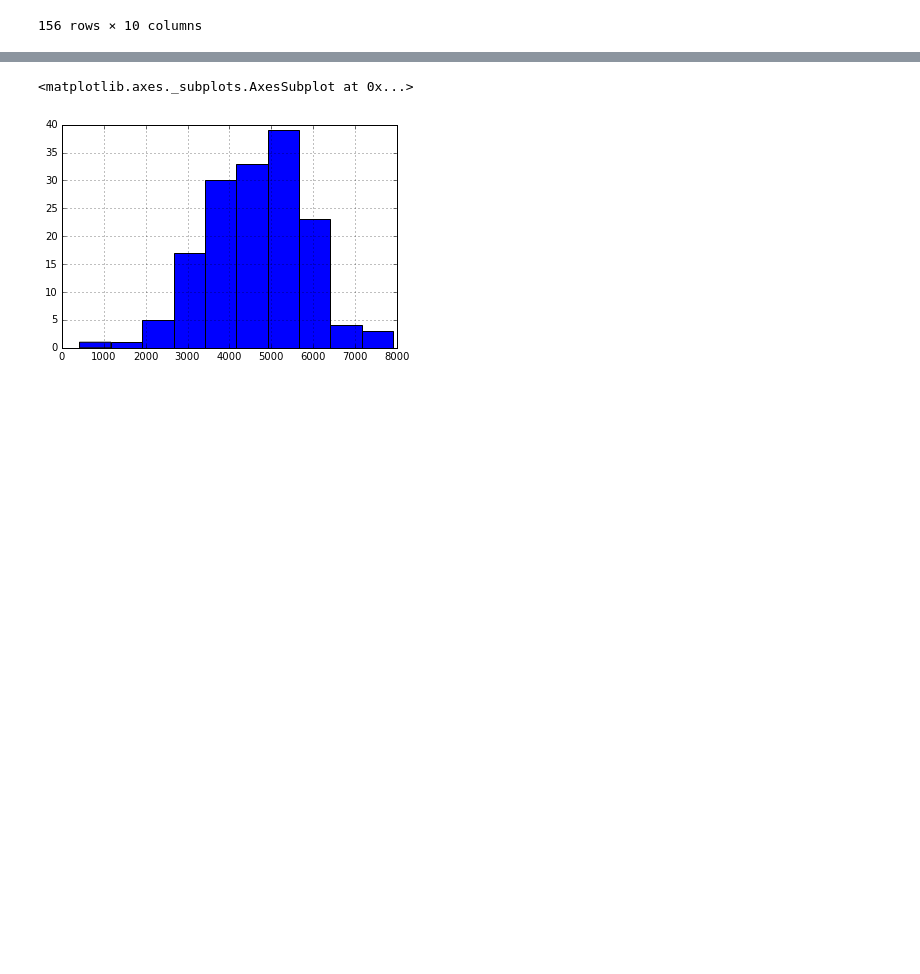
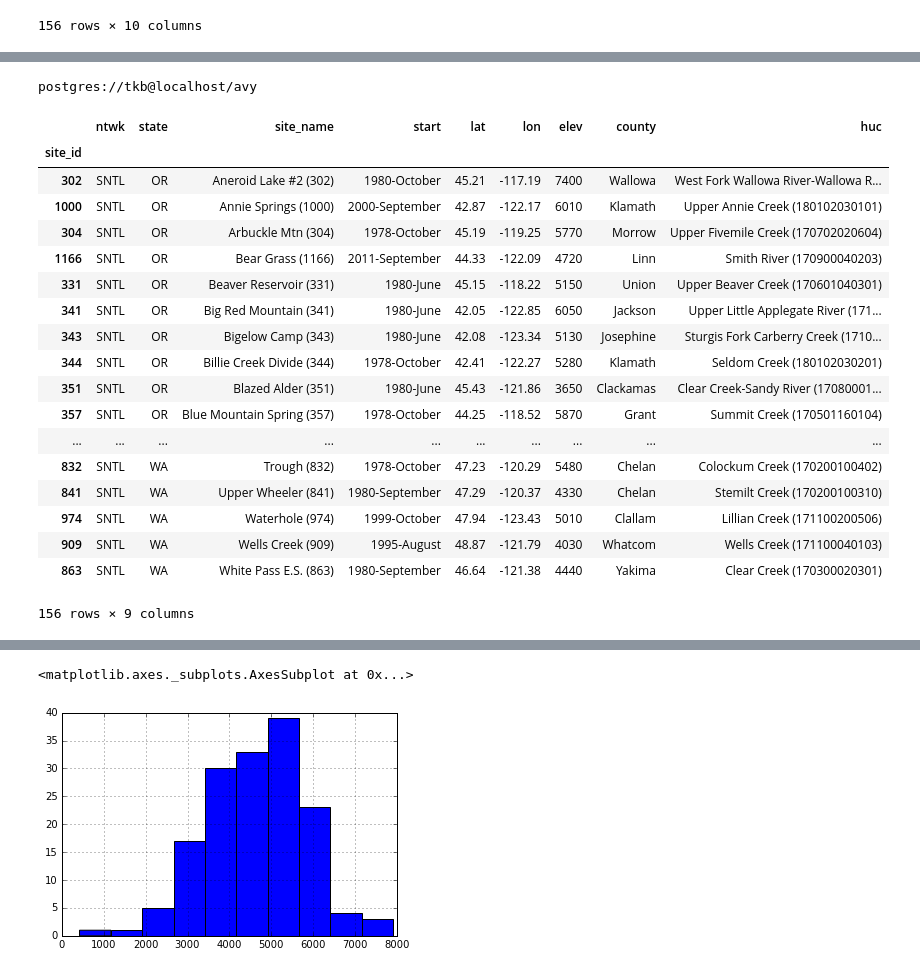
Before and after one commit to baldwint/snotelier, a Jupyter notebook: snotels.ipynb, the cells around one changed output, grey strips where cells are left out. Drawn from its saved outputs; the diff is of its cells as text; code cells hidden in the pictures; blank space fills up the shorter version.

```diff
--- a/snotels.ipynb
+++ b/snotels.ipynb
@@ -55,0 +68,21 @@ sites
+# %%
+engine = sa.create_engine('postgres://%s@localhost/%s'%('tkb','avy'))
+print(engine.url)
+# %% [output]
+postgres://tkb@localhost/avy
+# %%
+metadata = sa.MetaData()
+
+sites_table = sa.Table('snotels', metadata,
+                        sa.Column('site_id', sa.Integer,
+                                  primary_key=True, autoincrement=False),
+                          sa.Column('ntwk', sa.Text),
+                          sa.Column('state', sa.Text),
+                          sa.Column('site_name', sa.Text),
+                          sa.Column('start', sa.Text),
+                          sa.Column('lat', sa.Float),
+                          sa.Column('lon', sa.Float),
+                          sa.Column('elev', sa.Integer),
+                          sa.Column('county', sa.Text),
+                          sa.Column('huc', sa.Text),
+                        )
@@ -56,3 +100,25 @@ sites
+# %%
+pd.read_sql(sa.select([sites_table]), engine).set_index('site_id')
+# %% [output]
+|  | ntwk | state | site_name | start | lat | lon | elev | county | huc |
+| site_id |  |  |  |  |  |  |  |  |  |
+| 302 | SNTL | OR | Aneroid Lake #2 (302) | 1980-October | 45.21 | -117.19 | 7400 | Wallowa | West Fork Wallowa River-Wallowa R... |
+| 1000 | SNTL | OR | Annie Springs (1000) | 2000-September | 42.87 | -122.17 | 6010 | Klamath | Upper Annie Creek (180102030101) |
+| 304 | SNTL | OR | Arbuckle Mtn (304) | 1978-October | 45.19 | -119.25 | 5770 | Morrow | Upper Fivemile Creek (170702020604) |
+| 1166 | SNTL | OR | Bear Grass (1166) | 2011-September | 44.33 | -122.09 | 4720 | Linn | Smith River (170900040203) |
+| 331 | SNTL | OR | Beaver Reservoir (331) | 1980-June | 45.15 | -118.22 | 5150 | Union | Upper Beaver Creek (170601040301) |
+| 341 | SNTL | OR | Big Red Mountain (341) | 1980-June | 42.05 | -122.85 | 6050 | Jackson | Upper Little Applegate River (171... |
+| 343 | SNTL | OR | Bigelow Camp (343) | 1980-June | 42.08 | -123.34 | 5130 | Josephine | Sturgis Fork Carberry Creek (1710... |
+| 344 | SNTL | OR | Billie Creek Divide (344) | 1978-October | 42.41 | -122.27 | 5280 | Klamath | Seldom Creek (180102030201) |
+| 351 | SNTL | OR | Blazed Alder (351) | 1980-June | 45.43 | -121.86 | 3650 | Clackamas | Clear Creek-Sandy River (17080001... |
+| 357 | SNTL | OR | Blue Mountain Spring (357) | 1978-October | 44.25 | -118.52 | 5870 | Grant | Summit Creek (170501160104) |
+| ... | ... | ... | ... | ... | ... | ... | ... | ... | ... |
+| 832 | SNTL | WA | Trough (832) | 1978-October | 47.23 | -120.29 | 5480 | Chelan | Colockum Creek (170200100402) |
+| 841 | SNTL | WA | Upper Wheeler (841) | 1980-September | 47.29 | -120.37 | 4330 | Chelan | Stemilt Creek (170200100310) |
+| 974 | SNTL | WA | Waterhole (974) | 1999-October | 47.94 | -123.43 | 5010 | Clallam | Lillian Creek (171100200506) |
+| 909 | SNTL | WA | Wells Creek (909) | 1995-August | 48.87 | -121.79 | 4030 | Whatcom | Wells Creek (171100040103) |
+| 863 | SNTL | WA | White Pass E.S. (863) | 1980-September | 46.64 | -121.38 | 4440 | Yakima | Clear Creek (170300020301) |
+156 rows × 9 columns
 # %%
 sites.to_pickle('snotels.pickle')
 # %%
```
Also changed, not shown: parts of 11 cells of this notebook, 2 other files.
